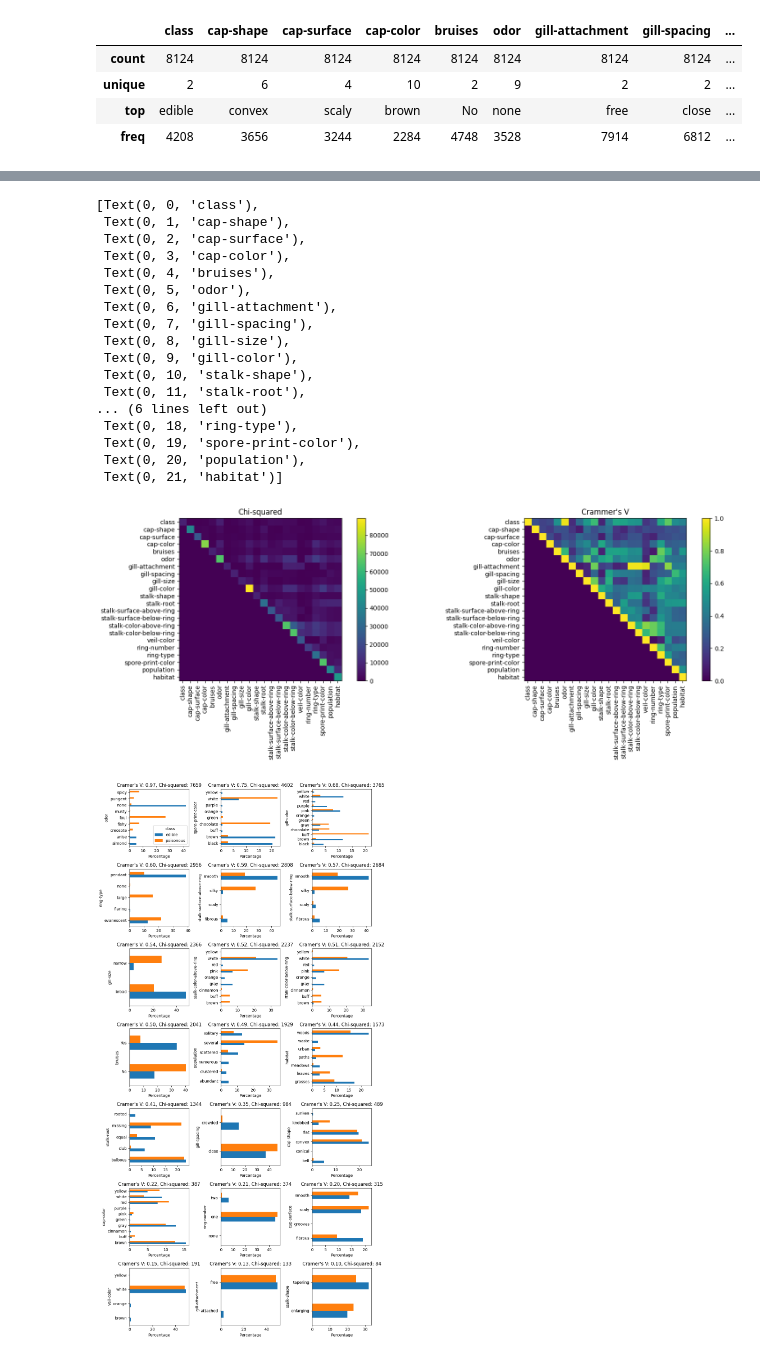
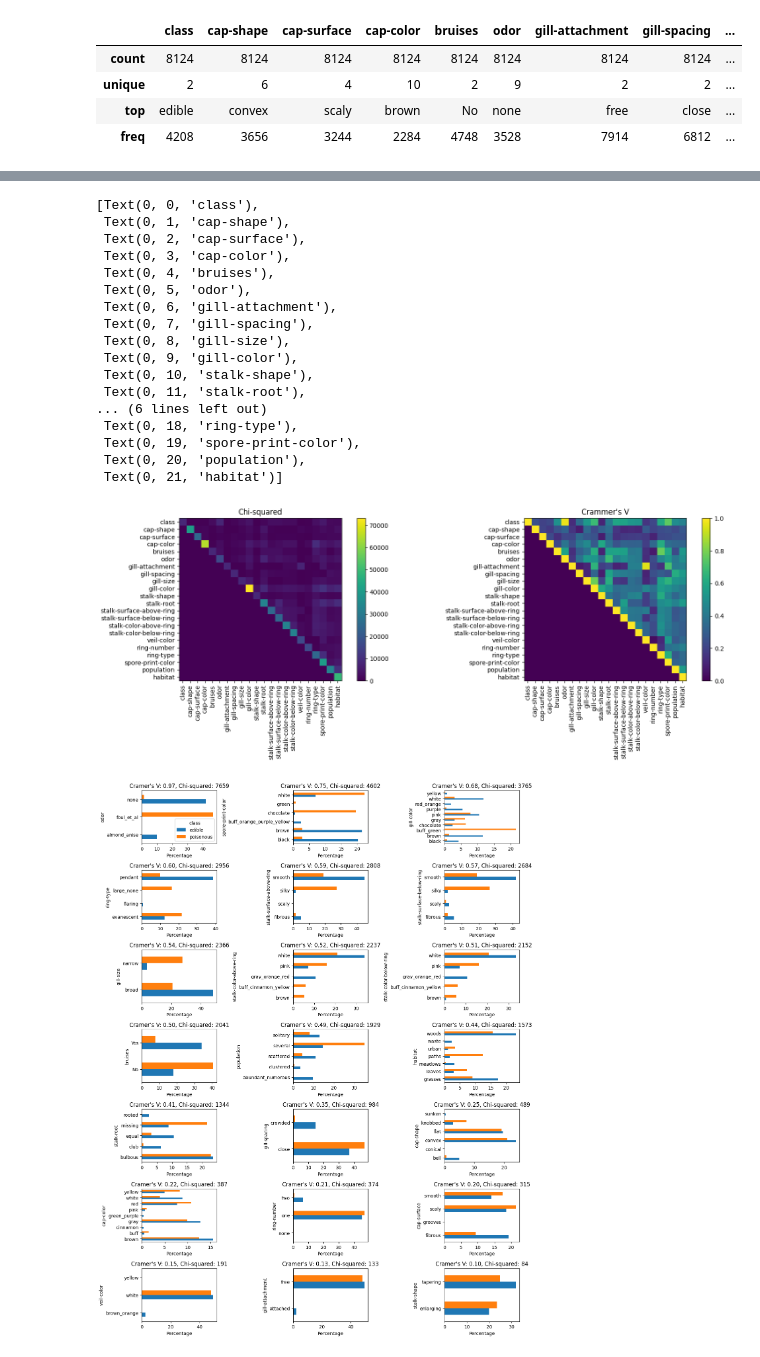
Before and after one commit to GuillaumeZahnd/mushroom-toxicity-classification, a Jupyter notebook: mushroom.ipynb, the cells around one changed output, grey strips where cells are left out. Saved outputs shown, nothing was run; the diff lists cells and outputs as text; code cells hidden in the pictures.

```diff
--- a/mushroom.ipynb
+++ b/mushroom.ipynb
@@ -120,3 +129,28 @@ def get_crosstab_chisquared_crammerv(data_1, data_2):
     chi_squared = chi2_contingency(crosstab)[0]
     cramer_v = np.sqrt((chi_squared / crosstab.sum().sum()) / (min(crosstab.shape) - 1))
     return crosstab, chi_squared, cramer_v
+# %%
+# Identify features having at least one zero-value for either the 'edible' or 'poisonous' class
+for index in range(df.shape[1] -1):
+    crosstab, _, _ = get_crosstab_chisquared_crammerv(df.iloc[:, 0], df.iloc[:, index +1])
+    print(crosstab.eq(0))
+
+# Regroup features that have at least two zero-values for either the 'edible' or 'poisonous' class
+df['cap-color'] = df['cap-color'].replace(['green', 'purple'], 'green_purple')
+df['odor'] = df['odor'].replace(['almond', 'anise'], 'almond_anise')
+df['odor'] = df['odor'].replace(['creosote', 'fishy', 'foul', 'musty', 'pungent', 'spicy'], 'foul_et_al')
+df['gill-color'] = df['gill-color'].replace(['buff', 'green'], 'buff_green')
+df['gill-color'] = df['gill-color'].replace(['red', 'orange'], 'red_orange')
+df['stalk-color-above-ring'] = df['stalk-color-above-ring'].replace(['buff', 'cinnamon', 'yellow'], 'buff_cinnamon_yellow')
+df['stalk-color-above-ring'] = df['stalk-color-above-ring'].replace(['gray', 'orange', 'red'], 'gray_orange_red')
+df['stalk-color-below-ring'] = df['stalk-color-below-ring'].replace(['buff', 'cinnamon', 'yellow'], 'buff_cinnamon_yellow')
+df['stalk-color-below-ring'] = df['stalk-color-below-ring'].replace(['gray', 'orange', 'red'], 'gray_orange_red')
+df['veil-color'] = df['veil-color'].replace(['brown', 'orange'], 'brown_orange')
+df['ring-type'] = df['ring-type'].replace(['large', 'none'], 'large_none')
+df['spore-print-color'] = df['spore-print-color'].replace(['buff', 'orange', 'purple', 'yellow'], 'buff_orange_purple_yellow')
+df['population'] = df['population'].replace(['abundant', 'numerous'], 'abundant_numerous')
+
+# Verify that no feature has more than one zero-value for either the 'edible' or 'poisonous' class
+for index in range(df.shape[1] -1):
+    crosstab, _, _ = get_crosstab_chisquared_crammerv(df.iloc[:, 0], df.iloc[:, index +1])
+    print(crosstab.eq(0).sum(axis=1)>1)
@@ -123,4 +175,5 @@ def get_crosstab_chisquared_crammerv(data_1, data_2):
 # %%
+# Plot the Chi-squared and the Crammer's V index for all pairs of features
 chi_squared = np.zeros((df.shape[1], df.shape[1]))
 cramer_v = np.zeros((df.shape[1], df.shape[1]))
 
@@ -167,4 +220,4 @@ ax.set_yticklabels(df.keys())
  Text(0, 19, 'spore-print-color'),
  Text(0, 20, 'population'),
  Text(0, 21, 'habitat')]
-[figure, old version]
+[figure, new version]
@@ -177,12 +224,18 @@ descending_indices = np.flip(np.argsort(cramer_v))
 # %%
+# Calculate the Cramer's V index for each feature against the target, and sort by decreasing value
+cramer_v = np.zeros(df.shape[1] -1)
+for index in range(df.shape[1] -1):
+    _, _, cramer_v[index] = get_crosstab_chisquared_crammerv(df.iloc[:, 0], df.iloc[:, index +1])
+descending_indices = np.flip(np.argsort(cramer_v))
+
 # Plot the crosstab of each feature, sorted by descending Cramer's V index
-fig, axs = plt.subplots(7, 3, figsize=(10, 20), tight_layout=True)
+fig, axs = plt.subplots(7, 3, figsize=(13, 17), tight_layout=True)
 axs = axs.ravel()
 for index in range(21):
     descending_index = descending_indices[index] +1
     crosstab, chi_squared, cramer_v = get_crosstab_chisquared_crammerv(df.iloc[:, 0], df.iloc[:, descending_index])
     barplot = (100*crosstab/df.shape[0]).T.plot.barh(ax=axs[index], legend=index==0)
     axs[index].set_xlabel('Percentage')
     axs[index].set_title('Cramer\'s V: {:.2f}, Chi-squared: {}'.format(cramer_v, int(chi_squared)))
 # %% [output]
-[figure, old version]
+[figure, new version]
```
Also changed, not shown: parts of 16 cells of this notebook.
